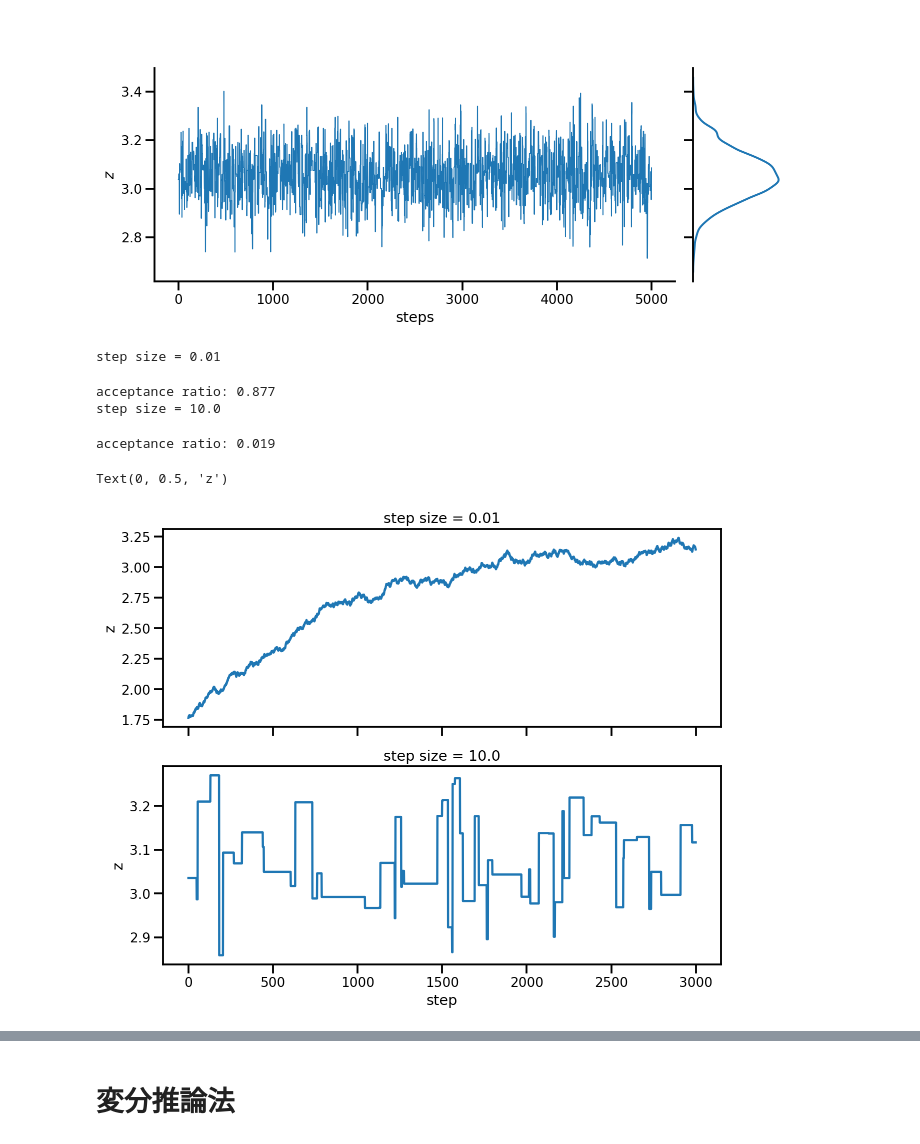
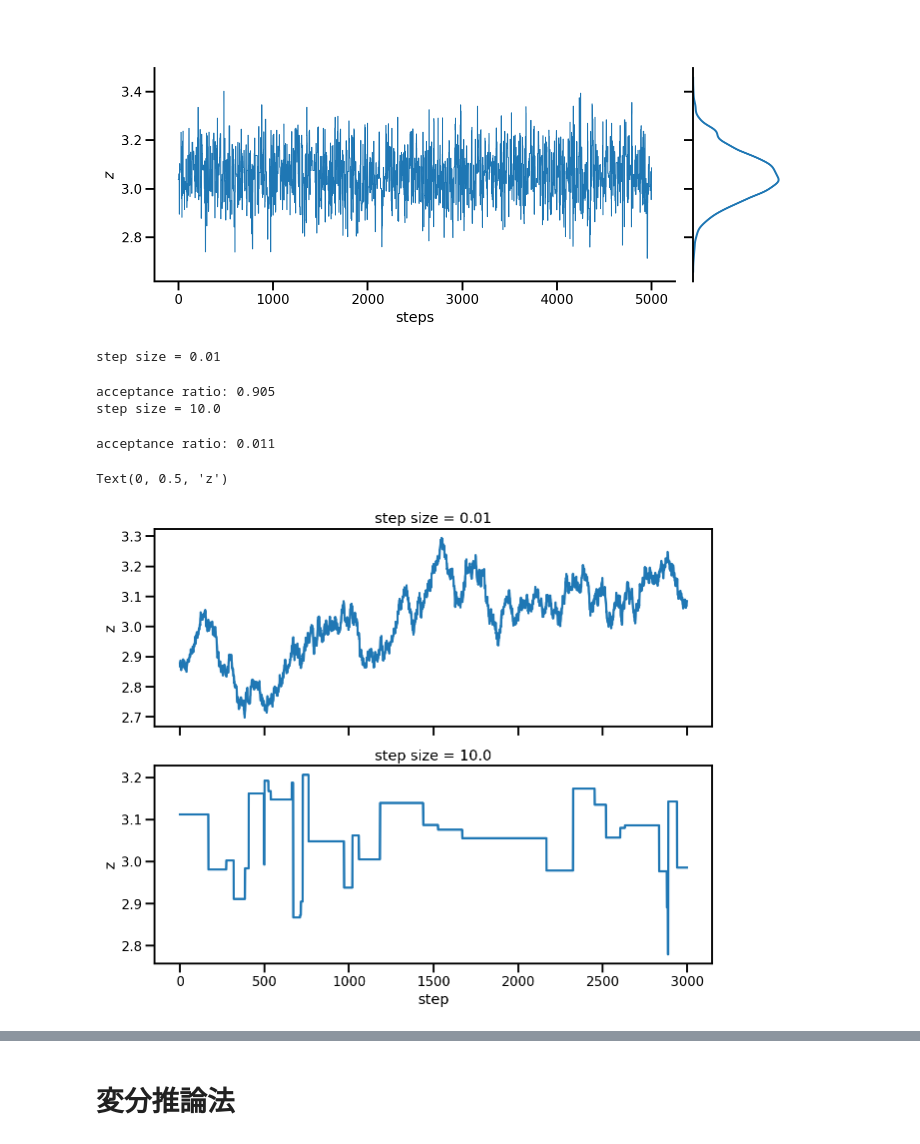
Before and after one commit to sammy-suyama/PythonBayesianMLBook, a Jupyter notebook: chapter1/1_3_近似推論手法.ipynb, the cells around one changed output, grey strips where cells are left out. Saved outputs shown, nothing was run; the diff lists cells and outputs as text; code cells hidden in the pictures.

```diff
--- a/chapter1/1_3_近似推論手法.ipynb
+++ b/chapter1/1_3_近似推論手法.ipynb
@@ -207,43 +207,43 @@ def randomwalk_MH(x_init, step_size=0.3, n_iter=6000, n_burnin=1000):
     n_accepted = 0
 
     for i in tqdm(range(n_iter)):
-        x_proposal = x_current + step_size * np.random.uniform(-1, 1)
+        x_proposal = x_current + step_size * np.random.randn()
 
         r = np.random.rand()
         logp_current = unnormalized_log_posterior(x_current)
         logp_prop = unnormalized_log_posterior(x_proposal)
         if np.exp(logp_prop - logp_current) > r:
             n_accepted += 1
             x_current = x_proposal
         posterior.append(x_current)
 
     print('acceptance ratio: {:.3f}'.format(n_accepted / n_iter))
     return posterior[n_burnin:]
 
 print('step size = 0.01')
 posterior_small_step = randomwalk_MH(0, 0.01, 4000, 1000)
 
 print('step size = 10.0')
 posterior_large_step = randomwalk_MH(0, 10, 4000, 1000)
 
 fig, axes = plt.subplots(2, 1, sharex=True, figsize=(10, 8))
 ax = axes[0]
 ax.plot(posterior_small_step)
 ax.set_title('step size = 0.01')
 ax.set_ylabel('z')
 
 ax = axes[1]
 ax.plot(posterior_large_step)
 ax.set_title('step size = 10.0')
 ax.set_xlabel('step')
 ax.set_ylabel('z')
 # %% [output]
 step size = 0.01
-acceptance ratio: 0.877
+acceptance ratio: 0.905
 step size = 10.0
-acceptance ratio: 0.019
+acceptance ratio: 0.011
 Text(0, 0.5, 'z')
-[figure, old version]
+[figure, new version]
 # %%
 fig, axes = plt.subplots(3, 1, figsize=(10, 10), sharex=True)
 ax = axes[0]
```
Also changed, not shown: parts of 4 cells of this notebook.
